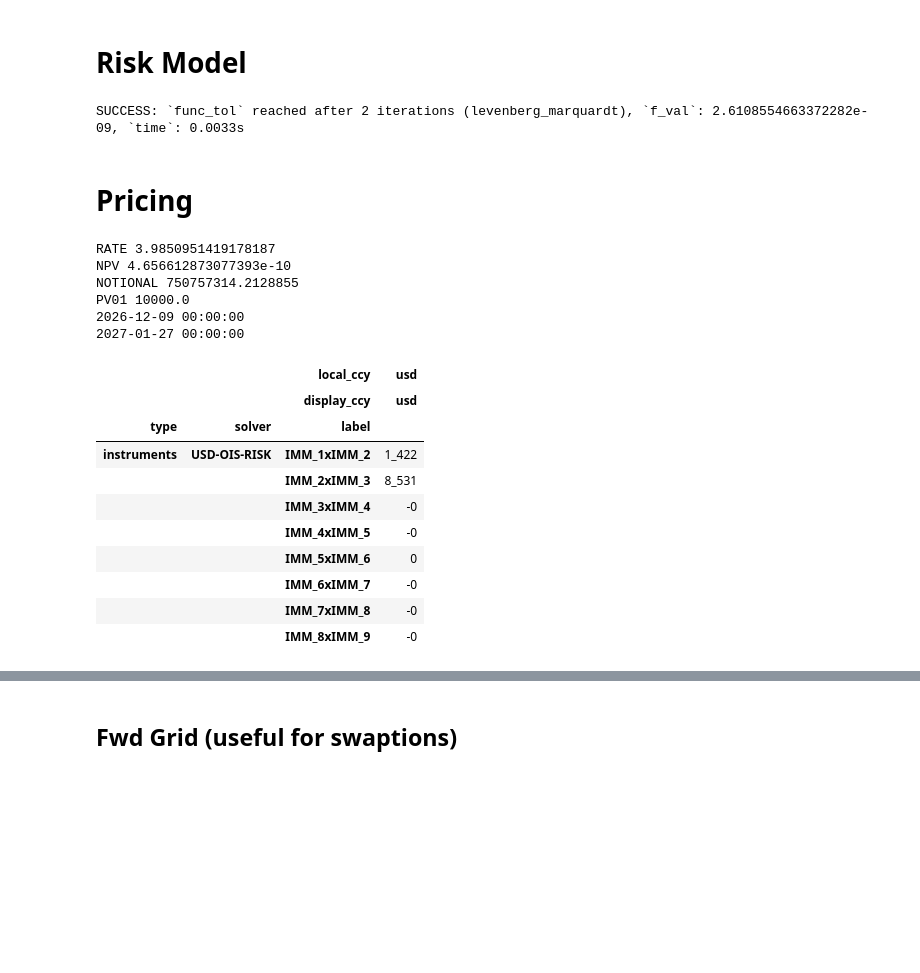
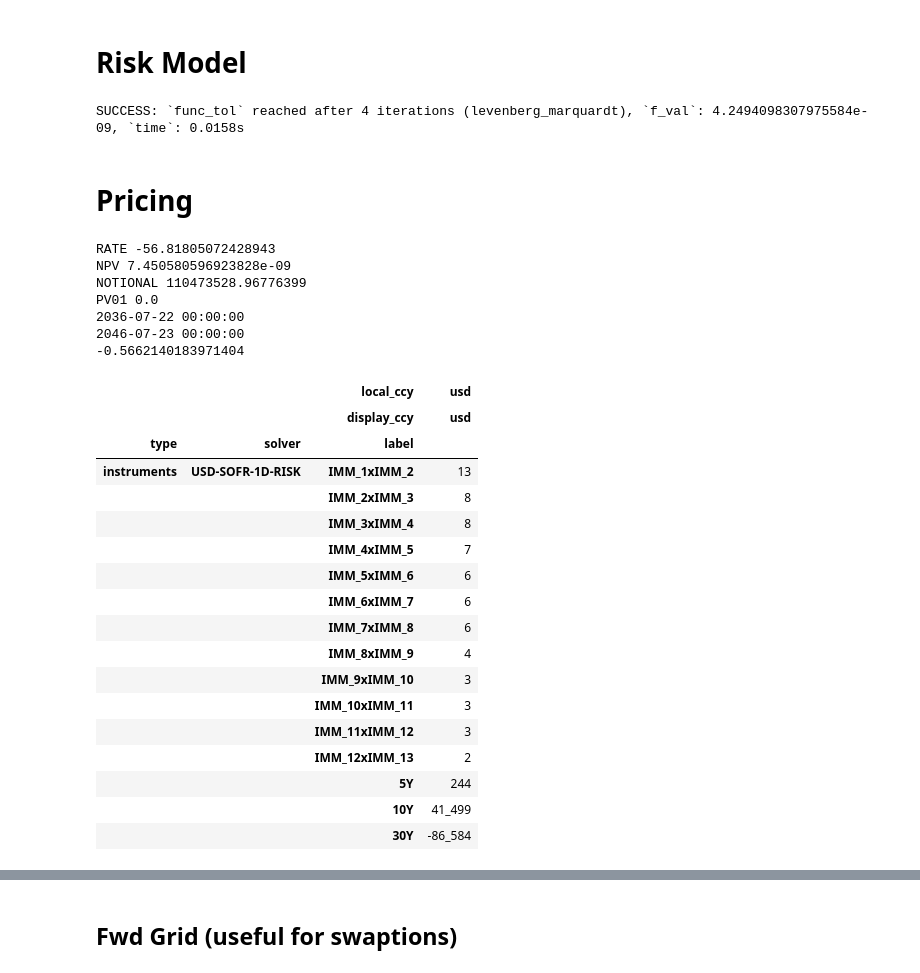
Before and after one commit to yieldcurvemonkey/ARBS, a Jupyter notebook: notebooks/pricers/irswap_pricer_and_risk_model.ipynb, the cells around one changed output, grey strips where cells are left out. Saved outputs shown, nothing was run; the diff lists cells and outputs as text; code cells hidden in the pictures; blank space fills up the shorter version.

```diff
--- a/notebooks/pricers/irswap_pricer_and_risk_model.ipynb
+++ b/notebooks/pricers/irswap_pricer_and_risk_model.ipynb
@@ -39,17 +42,18 @@ from MDP.IRSwaps.IRSwapsMDP import IRSwapsMDP
 from Query.IRSwaps.IRSwapValue import IRSwapValue
 from Query.IRSwaps.backends.rateslib.RLIRSwapCurve import RLIRSwapCurve
 # %%
-# curve_mdp = IRSwapsMDP(source="ERIS_EOD_LIVE-RL_BASIC")
+curve_mdp = IRSwapsMDP(source="ERIS_EOD_LIVE-RL_BASIC")
 # curve_mdp = IRSwapsMDP(source="ERIS_EOD_LIVE-RL_BASIC-NOJUMPS")
-curve_mdp = IRSwapsMDP(source="BARCHART_STIRF-RL")
+# curve_mdp = IRSwapsMDP(source="citivelo")
+# curve_mdp = IRSwapsMDP(source="BARCHART_STIRF-RL")
 # %%
-# ts = "live"
-ts = NYC_tz.localize(datetime.datetime(2026, 7, 10, 17, 00))
-# curve = "USD-SOFR-1D"
+ts = "live"
+# ts = NYC_tz.localize(datetime.datetime(2026, 7, 16, 17, 00))
+curve = "USD-SOFR-1D"
 # curve = "USD-SOFR-1D-Q12STIRT"
 # curve = "USD-SOFR-1D-Q16STIRT"
 # curve = "USD-SOFR-1D-Q20STIRT"
-curve = "USD-OIS-Q12xM12STIRT-SERFFX-MIX23"
+# curve = "USD-OIS-Q12xM12STIRT-SERFFX-MIX23"
 # curve = "EUR-ESTR-NYC-Q12STIRT"
 # curve = "CAD-CORRA-Q8STIRT"
 
@@ -77,10 +88,10 @@ risk_model_tenors = [
     "IMM_6xIMM_7",
     "IMM_7xIMM_8",
     "IMM_8xIMM_9",
-    # "IMM_9xIMM_10",
-    # "IMM_10xIMM_11",
-    # "IMM_11xIMM_12",
-    # "IMM_12xIMM_13",
+    "IMM_9xIMM_10",
+    "IMM_10xIMM_11",
+    "IMM_11xIMM_12",
+    "IMM_12xIMM_13",
 
 	# "IMM_13xIMM_14",
     # "IMM_14xIMM_15",
@@ -91,12 +102,18 @@ risk_model_tenors = [
     # "IMM_18xIMM_19",
     # "IMM_19xIMM_20",
     # "IMM_20xIMM_21",
-
-    # "5Y",
+	# "4Y",
+    "5Y",
+    # "6Y",
     # "7Y",
-    # "10Y",
+    # "8Y",
+    # "9Y",
+    "10Y",
+    # "12Y",
+    # "15Y",
     # "20Y",
-    # "30Y",
+    # "25Y",
+    "30Y",
 ]
 
 _dense_curve = curve_handle.handle()
@@ -142,48 +159,57 @@ rl_risk_solver = rl.Solver(
     conv_tol=1e-10,
 )
 # %% [output]
-SUCCESS: `func_tol` reached after 2 iterations (levenberg_marquardt), `f_val`: 2.6108554663372282e-09, `time`: 0.0033s
+SUCCESS: `func_tol` reached after 4 iterations (levenberg_marquardt), `f_val`: 4.2494098307975584e-09, `time`: 0.0158s
 # %% [markdown]
 # Pricing
 # %%
-risk = 10_000
-tenor = "fomc_dec26"
+risk = 100_000
+tenor = "10y10y/20y10y"
+# tenor = "1y1y"
 # tenor = "10y2y/12y3y/15y5y"
 query = IRSwapQuery(curve=curve, tenor=tenor, structure_kwargs={"bpv": risk}).resolve_query(
     ts, pricer_or_curve=curve_handle
 )
 pkg, rws = query.resolve_package(pricer_or_curve=curve_handle)
 
 vmap = query.build_value_map(pricer_or_curve=curve_handle, package=pkg, risk_weights=rws)
 for v in [IRSwapValue.RATE, IRSwapValue.NPV, IRSwapValue.NOTIONAL, IRSwapValue.PV01]:
     print(v.name, vmap.apply(value=v))
 
 print(curve_handle.effective_date(pkg[0]))
 print(curve_handle.maturity_date(pkg[0]))
 # print(vmap.apply(value=IRSwapValue.CARRY_BPS_RUNNING, **{"horizon": "3m"}))
-# print(vmap.apply(value=IRSwapValue.ROLL_BPS_RUNNING, **{"horizon": "3m"}))
+print(vmap.apply(value=IRSwapValue.ROLL_BPS_RUNNING, **{"horizon": "3m"}))
 
 # Bucket risk must be priced on the calibrated risk curve, not the dense curve.
 risk_pkg, _ = query.resolve_package(pricer_or_curve=risk_curve_handle)
 display(rl.Portfolio(risk_pkg).delta(solver=rl_risk_solver).style.format("{:_.0f}"))
 # %% [output]
-RATE 3.9850951419178187
-NPV 4.656612873077393e-10
-NOTIONAL 750757314.2128855
-PV01 10000.0
-2026-12-09 00:00:00
-2027-01-27 00:00:00
+RATE -56.81805072428943
+NPV 7.450580596923828e-09
+NOTIONAL 110473528.96776399
+PV01 0.0
+2036-07-22 00:00:00
+2046-07-23 00:00:00
+-0.5662140183971404
 |  |  | local_ccy | usd |
 |  |  | display_ccy | usd |
 | type | solver | label |  |
-| instruments | USD-OIS-RISK | IMM_1xIMM_2 | 1_422 |
-|  |  | IMM_2xIMM_3 | 8_531 |
-|  |  | IMM_3xIMM_4 | -0 |
-|  |  | IMM_4xIMM_5 | -0 |
-|  |  | IMM_5xIMM_6 | 0 |
-|  |  | IMM_6xIMM_7 | -0 |
-|  |  | IMM_7xIMM_8 | -0 |
-|  |  | IMM_8xIMM_9 | -0 |
+| instruments | USD-SOFR-1D-RISK | IMM_1xIMM_2 | 13 |
+|  |  | IMM_2xIMM_3 | 8 |
+|  |  | IMM_3xIMM_4 | 8 |
+|  |  | IMM_4xIMM_5 | 7 |
+|  |  | IMM_5xIMM_6 | 6 |
+|  |  | IMM_6xIMM_7 | 6 |
+|  |  | IMM_7xIMM_8 | 6 |
+|  |  | IMM_8xIMM_9 | 4 |
+|  |  | IMM_9xIMM_10 | 3 |
+|  |  | IMM_10xIMM_11 | 3 |
+|  |  | IMM_11xIMM_12 | 3 |
+|  |  | IMM_12xIMM_13 | 2 |
+|  |  | 5Y | 244 |
+|  |  | 10Y | 41_499 |
+|  |  | 30Y | -86_584 |
 # %%
 # Bucket risk must be priced on the calibrated risk curve, not the dense curve.
 query1 = IRSwapQuery(curve=curve, tenor="3m2y/3m30y", structure_kwargs={"bpv": -100_000}).resolve_query(
```
Also changed, not shown: parts of 4 cells of this notebook, 6 other files.
